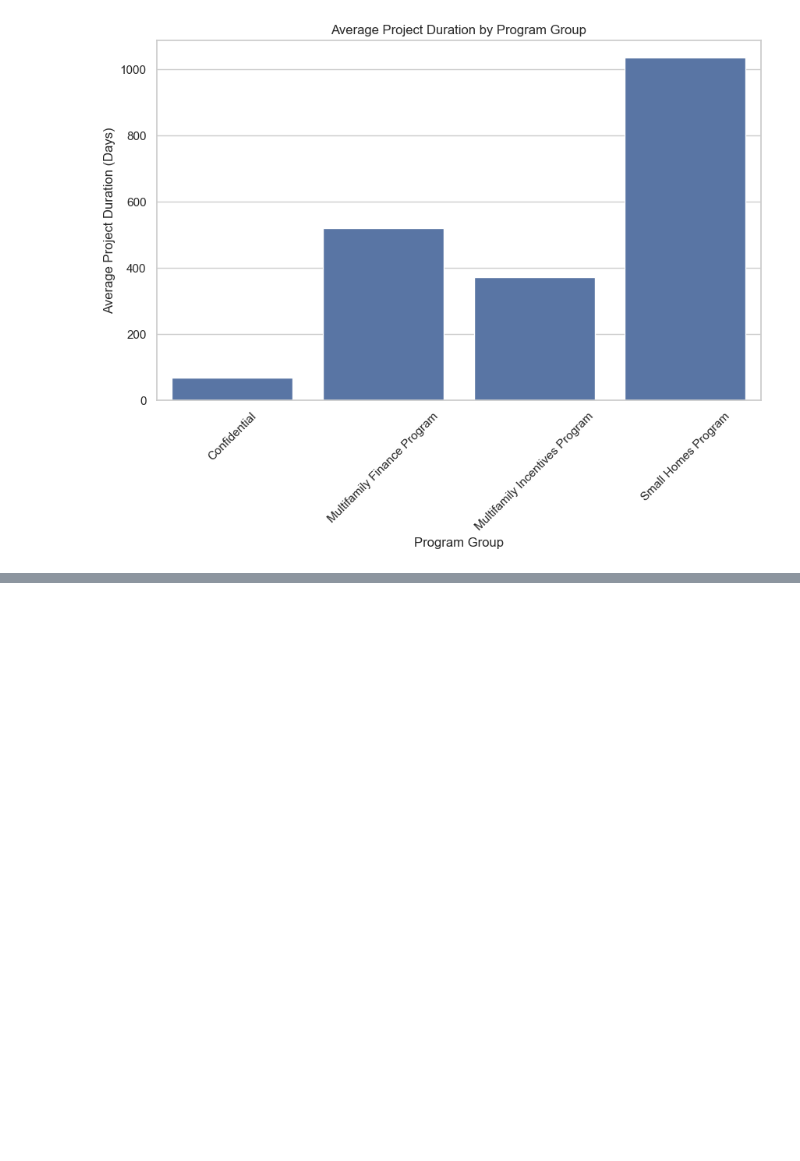
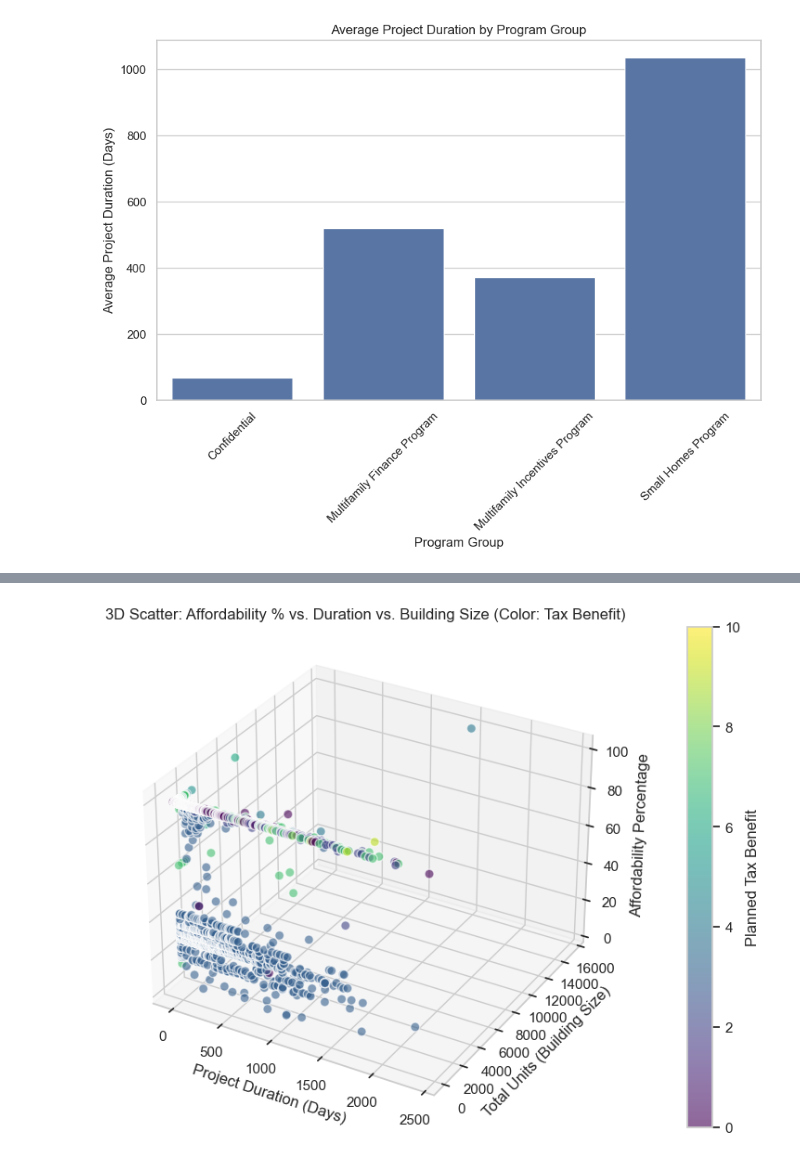
Before and after one commit to josuesimon/Phase1_Portfolio, a Jupyter notebook: Notebooks/josue_eda.ipynb, the cells around one changed output, grey strips where cells are left out. Saved outputs shown, nothing was run; the diff lists cells and outputs as text; code cells hidden in the pictures; blank space fills up the shorter version.

```diff
--- a/Notebooks/josue_eda.ipynb
+++ b/Notebooks/josue_eda.ipynb
@@ -126,0 +208,46 @@ plt.show()
+# %%
+import pandas as pd
+import matplotlib.pyplot as plt
+from mpl_toolkits.mplot3d import Axes3D
+import numpy as np
+
+data['project_start_date'] = pd.to_datetime(data['project_start_date'], errors='coerce')
+data['project_completion_date'] = pd.to_datetime(data['project_completion_date'], errors='coerce')
+
+data['project_duration_days'] = (data['project_completion_date'] - data['project_start_date']).dt.days
+
+data['affordable_units'] = data[['extremely_low_income_units', 'very_low_income',
+                                 'low_income_units', 'moderate_income',
+                                 'middle_income', 'other']].sum(axis=1)
+
+data['affordability_percentage'] = (data['affordable_units'] / data['total_units']) * 100
+
+# We are converting categorical Planned Tax Benefit to numerical and dropping rows with missing values
+data['planned_tax_benefit'] = data['planned_tax_benefit'].astype('category').cat.codes
+data = data.dropna(subset=['affordability_percentage', 'project_duration_days', 'total_units'])
+
+# Below is the code for our 3D Scatter Plot: Affordability Percentage vs. Project Duration vs. Total Units
+fig = plt.figure(figsize=(10, 7))
+ax = fig.add_subplot(111, projection='3d')
+
+# We set up color mapping
+norm = plt.Normalize(data['planned_tax_benefit'].min(), data['planned_tax_benefit'].max())
+colors = plt.cm.viridis(norm(data['planned_tax_benefit']))
+
+# Here we create the scatter plot
+sc = ax.scatter(data['project_duration_days'], data['total_units'], data['affordability_percentage'],
+                c=data['planned_tax_benefit'], cmap='viridis', s=50, alpha=0.6, edgecolors='w')
+
+# These are the labels for all of our axis
+ax.set_xlabel("Project Duration (Days)")
+ax.set_ylabel("Total Units (Building Size)")
+ax.set_zlabel("Affordability Percentage")
+plt.title("3D Scatter: Affordability % vs. Duration vs. Building Size (Color: Tax Benefit)")
+
+# We set the colorbar for tax benefits
+cbar = plt.colorbar(sc, ax=ax, pad=0.1)
+cbar.set_label('Planned Tax Benefit')
+
+plt.show()
+# %% [output]
+[figure, added]
```
Also changed, not shown: parts of 8 cells of this notebook.
